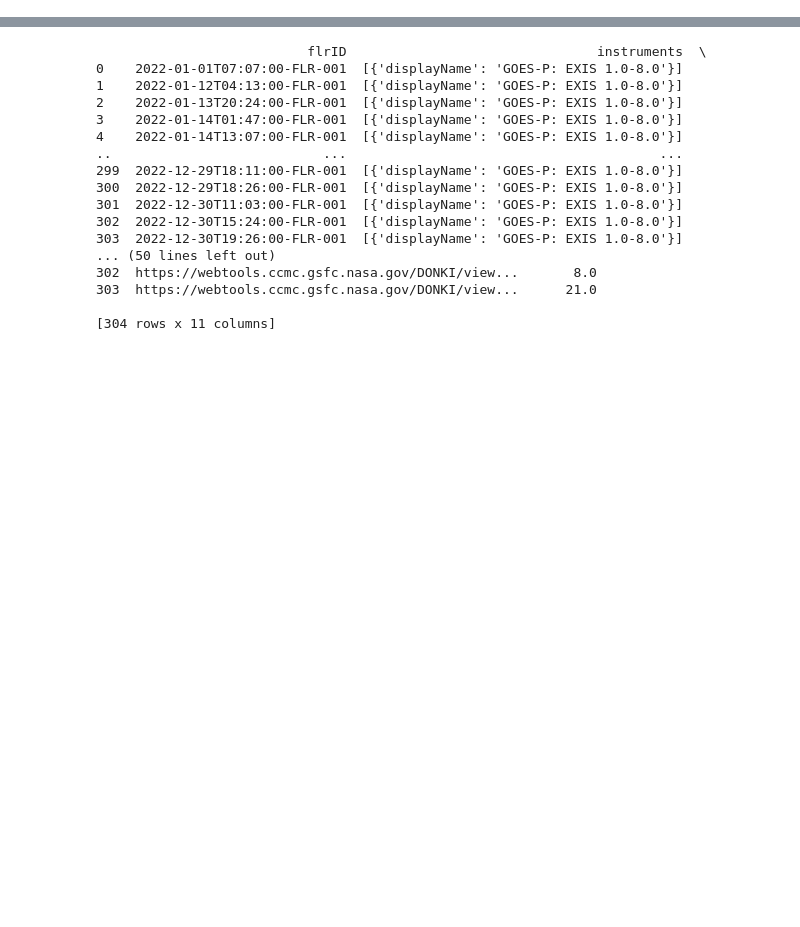
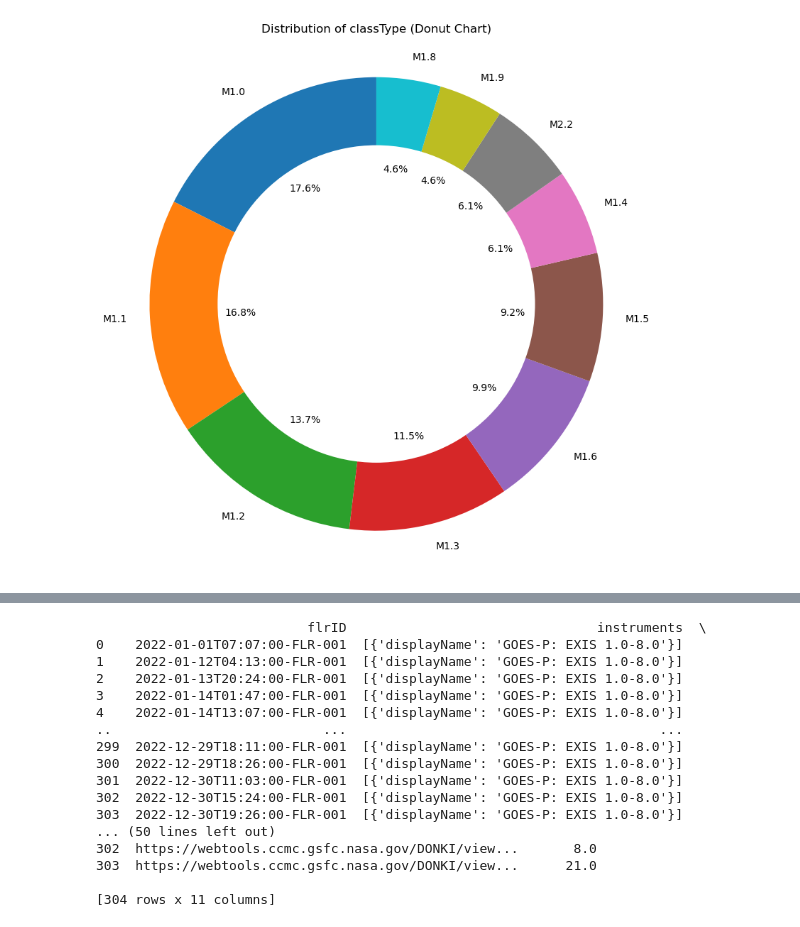
Before and after one commit to S-Belon/Python-Project, a Jupyter notebook: python_project.ipynb, the cells around one changed output, grey strips where cells are left out. Saved outputs shown, nothing was run; the diff lists cells and outputs as text; code cells hidden in the pictures; blank space fills up the shorter version.

```diff
--- a/python_project.ipynb
+++ b/python_project.ipynb
@@ -183,0 +165,26 @@ Warning: 'time' column not found in DataFrame for endpoint HSS
+# %%
+import matplotlib.pyplot as plt
+
+# Assuming you have class_type_counts
+class_type_counts = flr_df['classType'].value_counts().nlargest(10)
+
+# Plot the donut chart
+plt.figure(figsize=(8, 8))  # Set the size of the figure (optional)
+
+# Create the pie chart
+plt.pie(class_type_counts, labels=class_type_counts.index, autopct='%1.1f%%', startangle=90)
+
+# Draw a white circle at the center to create the donut effect
+centre_circle = plt.Circle((0, 0), 0.70, fc='white')
+fig = plt.gcf()
+fig.gca().add_artist(centre_circle)
+
+# Add a title to the donut chart
+plt.title("Distribution of classType (Donut Chart)")
+
+# Display the donut chart
+plt.axis('equal')
+plt.tight_layout()
+plt.show()
+# %% [output]
+[figure, added]
```
Also changed, not shown: parts of 14 cells of this notebook, 2 other files.
